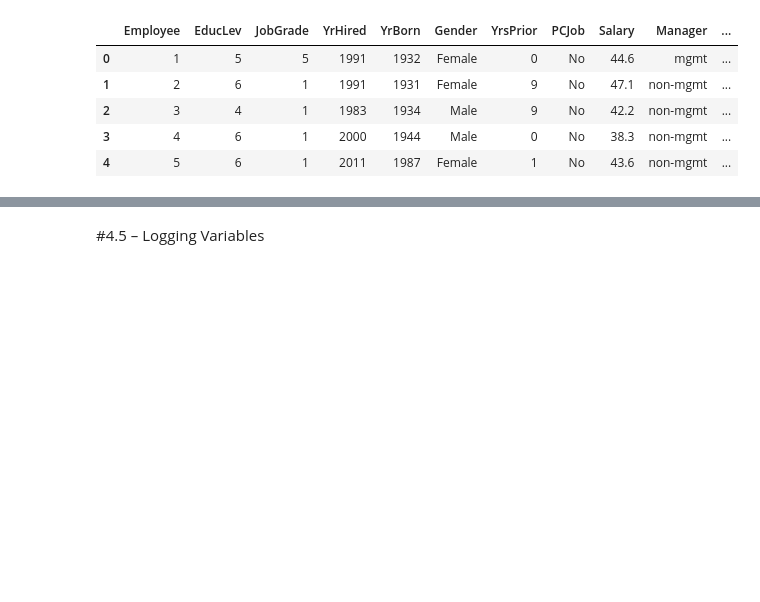
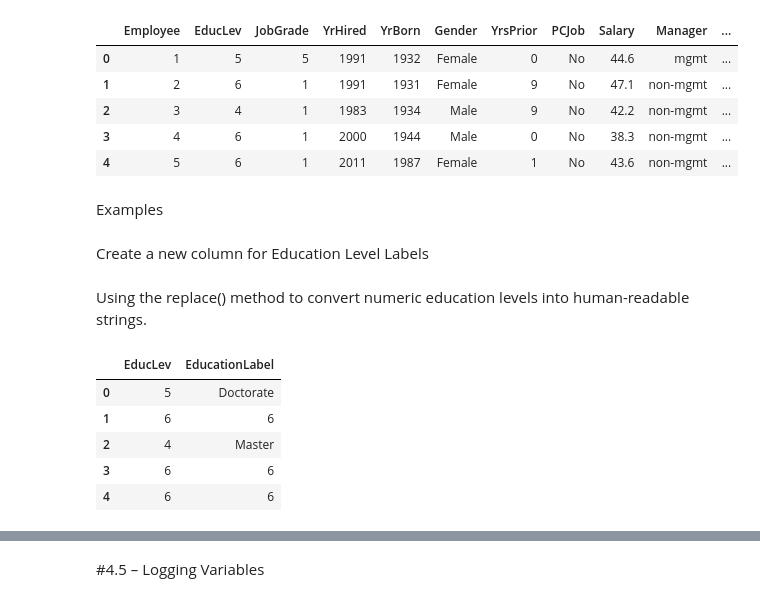
Before and after one commit to Aishaamalik/Data-Analysis-Intern, a Jupyter notebook: week_0.ipynb, the cells around one changed output, grey strips where cells are left out. Drawn from its saved outputs; the diff is of its cells as text; code cells hidden in the pictures; blank space fills up the shorter version.

```diff
--- a/week_0.ipynb
+++ b/week_0.ipynb
@@ -1011,3 +1011,24 @@ bank.head()
 | 2 | 3 | 4 | 1 | 1983 | 1934 | Male | 9 | No | 42.2 | non-mgmt | ... |
 | 3 | 4 | 6 | 1 | 2000 | 1944 | Male | 0 | No | 38.3 | non-mgmt | ... |
 | 4 | 5 | 6 | 1 | 2011 | 1987 | Female | 1 | No | 43.6 | non-mgmt | ... |
+# %% [markdown]
+Examples
+# %% [markdown]
+Create a new column for Education Level Labels
+# %% [markdown]
+Using the replace() method to convert numeric education levels into human-readable strings.
+# %%
+# Example mapping
+education_levels = [1, 2, 3, 4, 5]
+education_labels = ['High School', 'Associate', 'Bachelor', 'Master', 'Doctorate']
+
+# Replace and create new column
+bank['EducationLabel'] = bank['EducLev'].replace(education_levels, education_labels)
+bank[['EducLev', 'EducationLabel']].head()
+# %% [output]
+|  | EducLev | EducationLabel |
+| 0 | 5 | Doctorate |
+| 1 | 6 | 6 |
+| 2 | 4 | Master |
+| 3 | 6 | 6 |
+| 4 | 6 | 6 |
```
Also changed, not shown: parts of 12 cells of this notebook.
